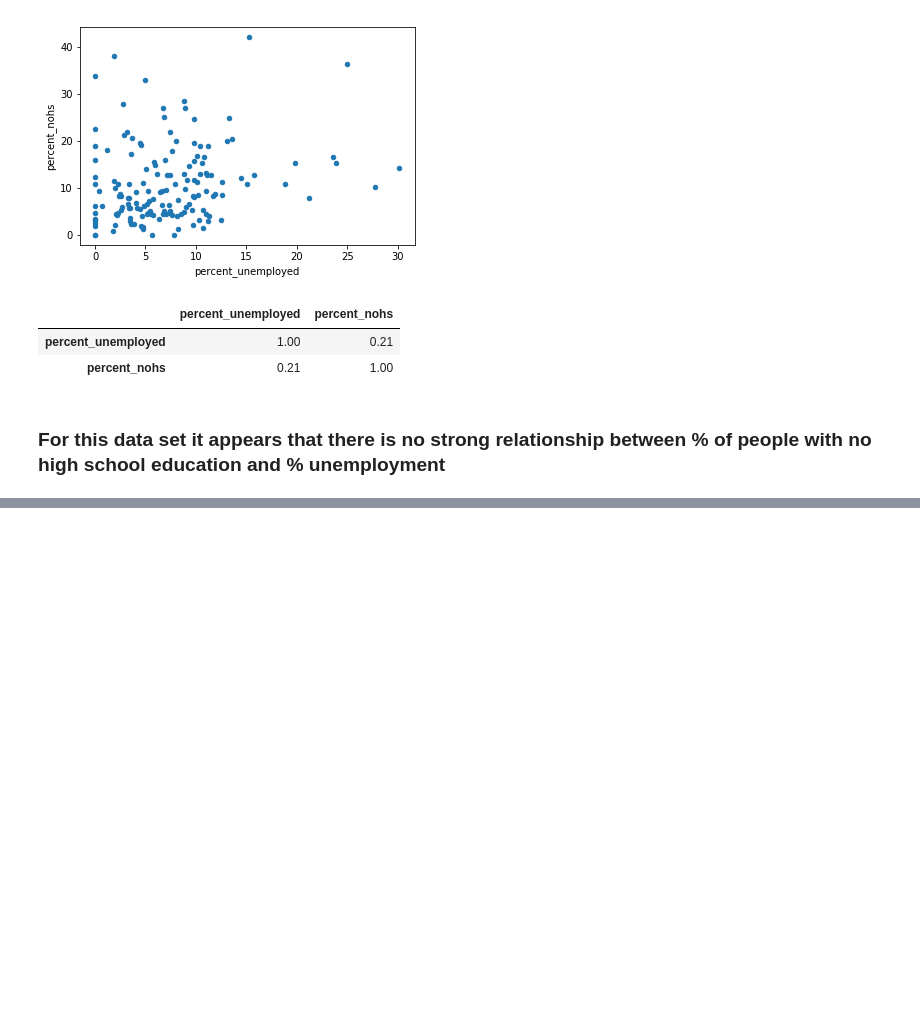
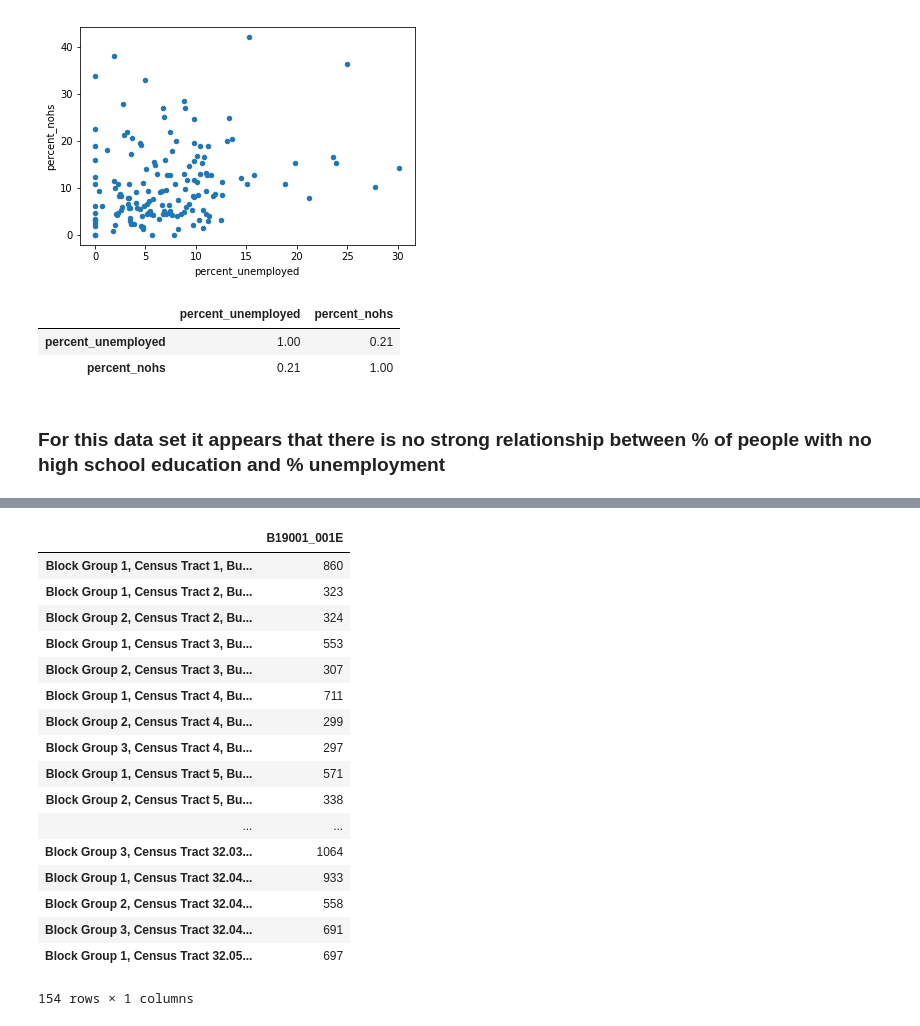
Before and after one commit to lotusflyer/avl_portrait, a Jupyter notebook: simple_censusdata_library_example.ipynb, the cells around one changed output, grey strips where cells are left out. Drawn from its saved outputs; the diff is of its cells as text; code cells hidden in the pictures; blank space fills up the shorter version.

```diff
--- a/simple_censusdata_library_example.ipynb
+++ b/simple_censusdata_library_example.ipynb
@@ -102,0 +146,23 @@ buncombebg.corr()
+# %%
+censusdata.download('acs5', '2015',
+                             censusdata.censusgeo([('state', '37'), ('county', '021'),('block group', '*')]),
+                             ['B19001_001E'])
+# %% [output]
+|  | B19001_001E |
+| Block Group 1, Census Tract 1, Bu... | 860 |
+| Block Group 1, Census Tract 2, Bu... | 323 |
+| Block Group 2, Census Tract 2, Bu... | 324 |
+| Block Group 1, Census Tract 3, Bu... | 553 |
+| Block Group 2, Census Tract 3, Bu... | 307 |
+| Block Group 1, Census Tract 4, Bu... | 711 |
+| Block Group 2, Census Tract 4, Bu... | 299 |
+| Block Group 3, Census Tract 4, Bu... | 297 |
+| Block Group 1, Census Tract 5, Bu... | 571 |
+| Block Group 2, Census Tract 5, Bu... | 338 |
+| ... | ... |
+| Block Group 3, Census Tract 32.03... | 1064 |
+| Block Group 1, Census Tract 32.04... | 933 |
+| Block Group 2, Census Tract 32.04... | 558 |
+| Block Group 3, Census Tract 32.04... | 691 |
+| Block Group 1, Census Tract 32.05... | 697 |
+154 rows × 1 columns
```
Also changed, not shown: parts of 4 cells of this notebook, 2 other files.
